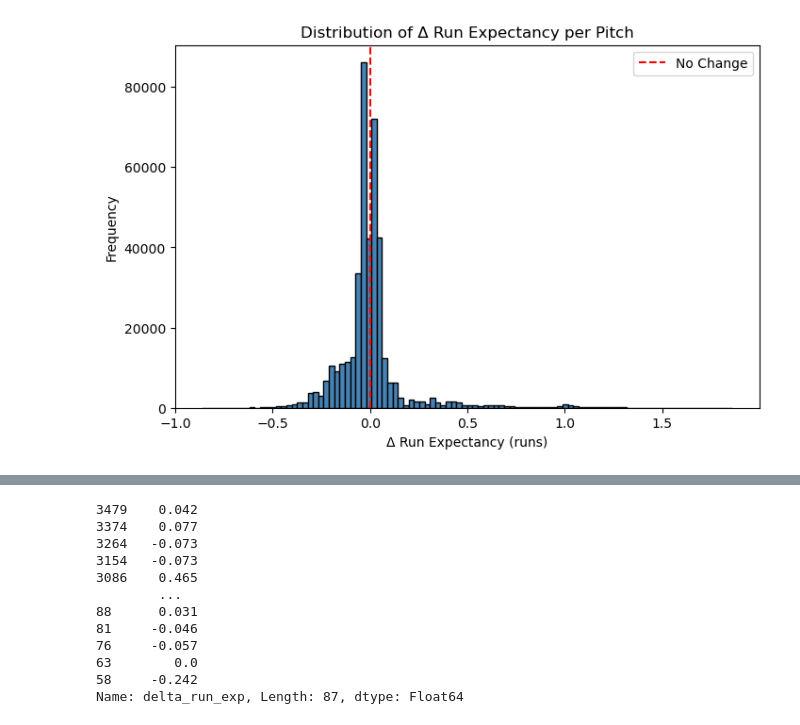
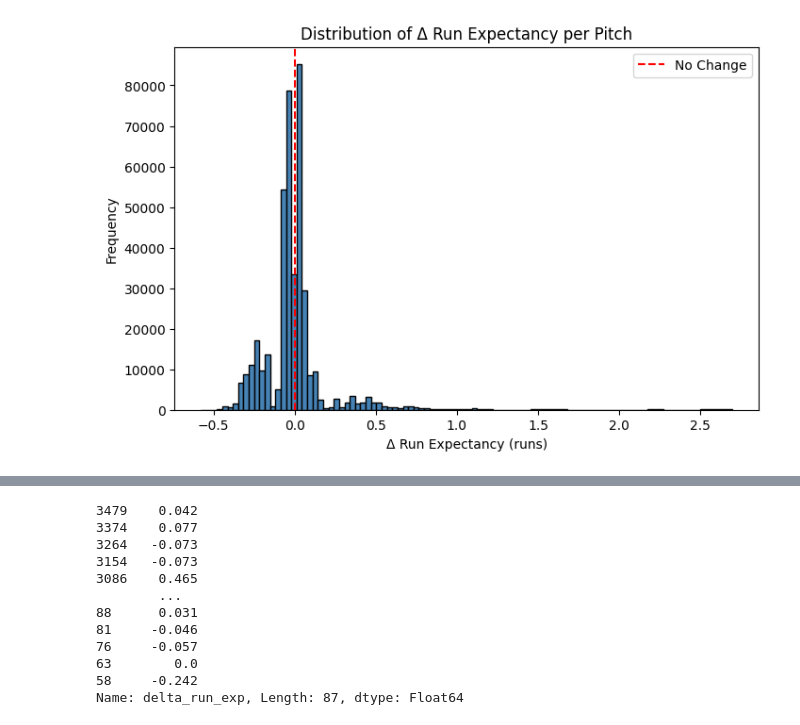
Before and after one commit to Erdos-Projects/fall-2025-sports-analytics, a Jupyter notebook: performance_det.ipynb, the cells around one changed output, grey strips where cells are left out. Cells and saved outputs as stored; diff of their text form; code cells hidden in the pictures.

```diff
--- a/performance_det.ipynb
+++ b/performance_det.ipynb
@@ -76,13 +76,13 @@ starters['pitch_count'] = starters.groupby(['game_pk', 'pitcher']).cumcount() +
 ### need to figure out how to compute BoLI to remove the de-leveraged effect
 # %%
 plt.figure(figsize=(8,5))
-plt.hist(starters['lrv'], bins=100, color='steelblue', edgecolor='k')
+plt.hist(starters['delta_run_exp'], bins=100, color='steelblue', edgecolor='k')
 plt.axvline(0, color='red', linestyle='--', label='No Change')
 plt.title('Distribution of Δ Run Expectancy per Pitch')
 plt.xlabel('Δ Run Expectancy (runs)')
 plt.ylabel('Frequency')
 plt.legend()
 plt.show()
 # %% [output]
-[figure, old version]
+[figure, new version]
 # %%
```
Also changed, not shown: parts of 9 cells of this notebook.
